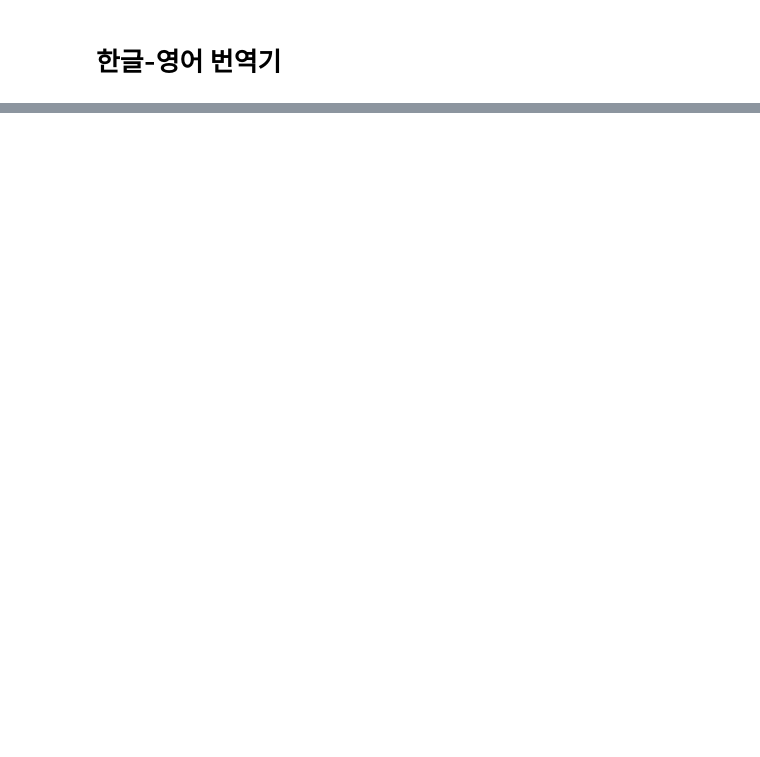
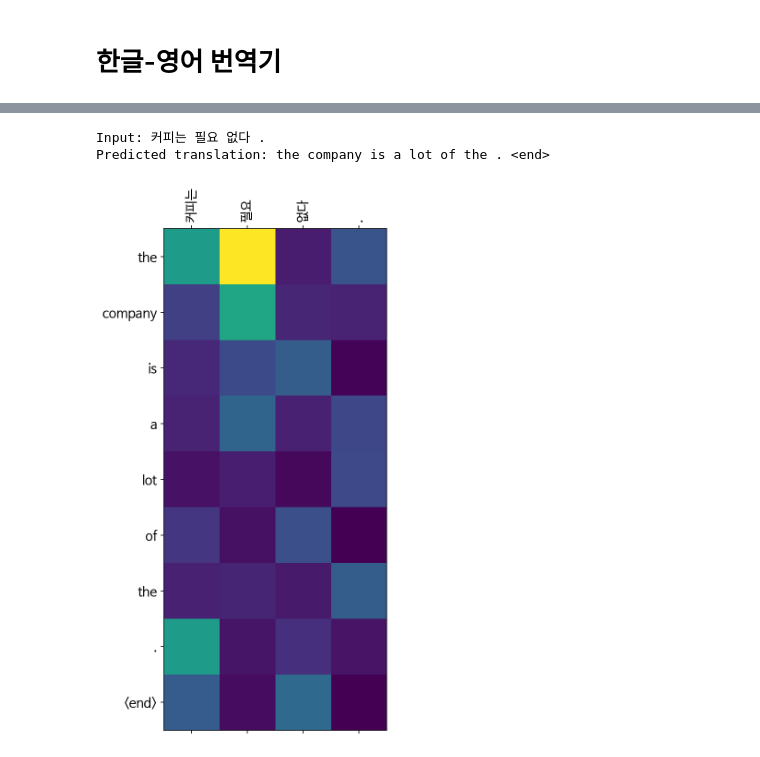
Before and after one commit to nr-ai/Aiffel_Exploration, a Jupyter notebook: Translator (KorEng).ipynb, the cells around one changed output, grey strips where cells are left out. Saved outputs shown, nothing was run; the diff lists cells and outputs as text; code cells hidden in the pictures; blank space fills up the shorter version.

```diff
--- a/Translator (KorEng).ipynb
+++ b/Translator (KorEng).ipynb
@@ -423,0 +863,6 @@ Predicted translation: me das un poco caf ? <end>
+# %%
+translate("커피는 필요 없다.", encoder, decoder)
+# %% [output]
+Input: 커피는 필요 없다 .
+Predicted translation: the company is a lot of the . <end>
+[figure, added]
```
Also changed, not shown: parts of 57 cells of this notebook.
